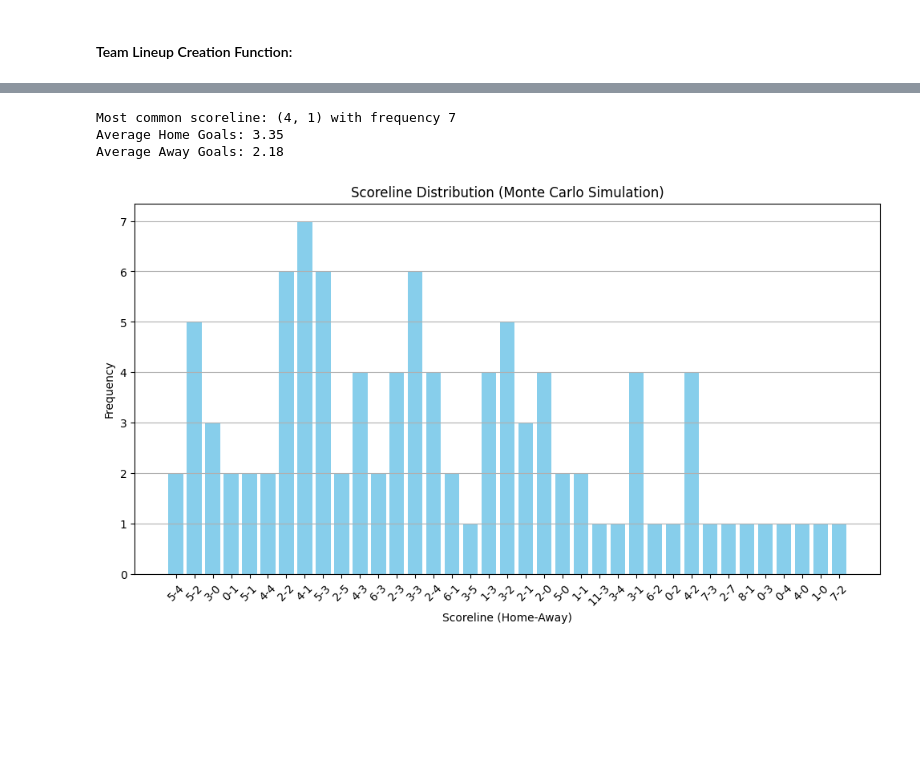
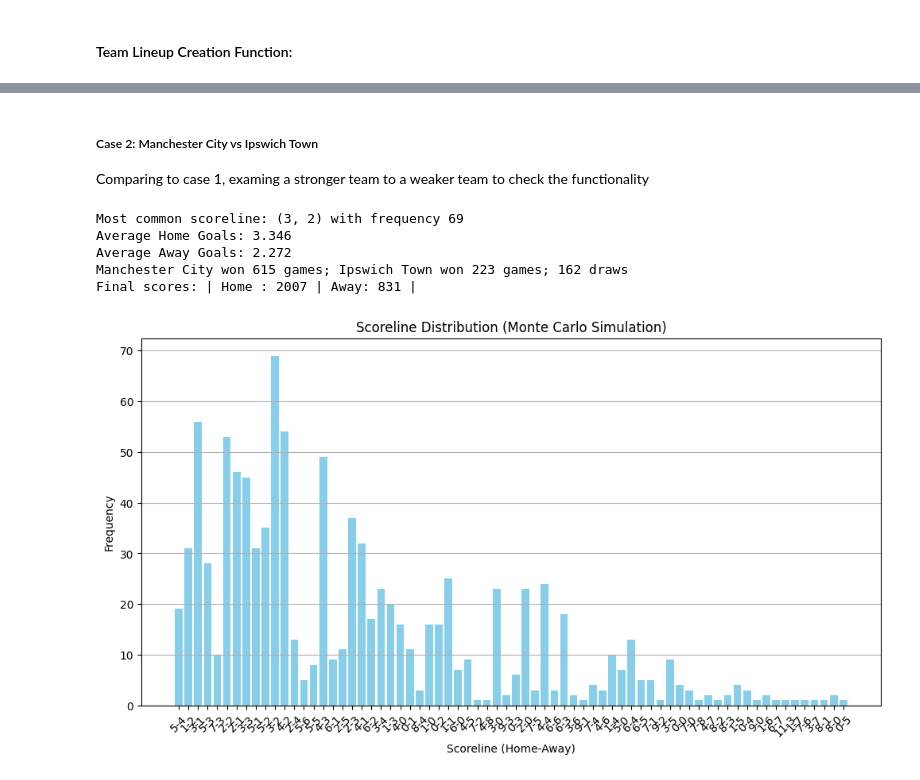
Before and after one commit to ZichengLiang/JLLA_Probablity, a Jupyter notebook: JLLA.ipynb, the cells around one changed output, grey strips where cells are left out. Saved outputs shown, nothing was run; the diff lists cells and outputs as text; code cells hidden in the pictures; blank space fills up the shorter version.

Commit message:
Able to produce the final score table, need performance boost

```diff
--- a/JLLA.ipynb
+++ b/JLLA.ipynb
@@ -563,0 +563,22 @@ def plot_scoreline_distribution(scorelines):
+# %%
+def test_single_game_simulation(home_team, away_team, n_simulations):
+    """
+        test the results of the game between given home team and away team for given rounds
+    """
+    monte_carlo_results = monte_carlo_match_simulation(home_team, away_team, n_simulations)
+
+    # Print the most common scoreline
+    print(f"Most common scoreline: {monte_carlo_results['most_common_scoreline'][0]} with frequency {monte_carlo_results['most_common_scoreline'][1]}")
+
+    # Print average goals
+    print(f"Average Home Goals: {monte_carlo_results['average_home_goals']}")
+    print(f"Average Away Goals: {monte_carlo_results['average_away_goals']}")
+
+    # Print winning losing and draws
+    print(f"{home_team} won {monte_carlo_results["home_vic"]} games; {away_team} won {monte_carlo_results["away_vic"]} games; {monte_carlo_results["draw"]} draws")
+
+    # Print final scores
+    print(f"Final scores: | Home : {monte_carlo_results["home_score"]} | Away: {monte_carlo_results["away_score"]} |")
+
+    # Plot scoreline distribution
+    plot_scoreline_distribution(monte_carlo_results["scorelines"])
@@ -564,20 +597,12 @@ def plot_scoreline_distribution(scorelines):
+# %% [markdown]
+##### Case 2: Manchester City vs Ipswich Town
+Comparing to case 1, examing a stronger team to a weaker team to check the functionality
 # %%
-home_team = "Manchester City"
-away_team = "Ipswich Town"
-
-monte_carlo_results = monte_carlo_match_simulation(home_team, away_team, n_simulations=100)
-
-# Print the most common scoreline
-print(f"Most common scoreline: {monte_carlo_results['most_common_scoreline'][0]} with frequency {monte_carlo_results['most_common_scoreline'][1]}")
-
-# Print average goals
-print(f"Average Home Goals: {monte_carlo_results['average_home_goals']}")
-print(f"Average Away Goals: {monte_carlo_results['average_away_goals']}")
-
-# Plot scoreline distribution
-plot_scoreline_distribution(monte_carlo_results["scorelines"])
+test_single_game_simulation("Manchester City", "Ipswich Town", 1000)
 # %% [output]
-Most common scoreline: (4, 1) with frequency 7
-Average Home Goals: 3.35
-Average Away Goals: 2.18
+Most common scoreline: (3, 2) with frequency 69
+Average Home Goals: 3.346
+Average Away Goals: 2.272
+Manchester City won 615 games; Ipswich Town won 223 games; 162 draws
+Final scores: | Home : 2007 | Away: 831 |
-[figure, old version]
+[figure, new version]
```
Also changed, not shown: parts of 14 cells of this notebook.
